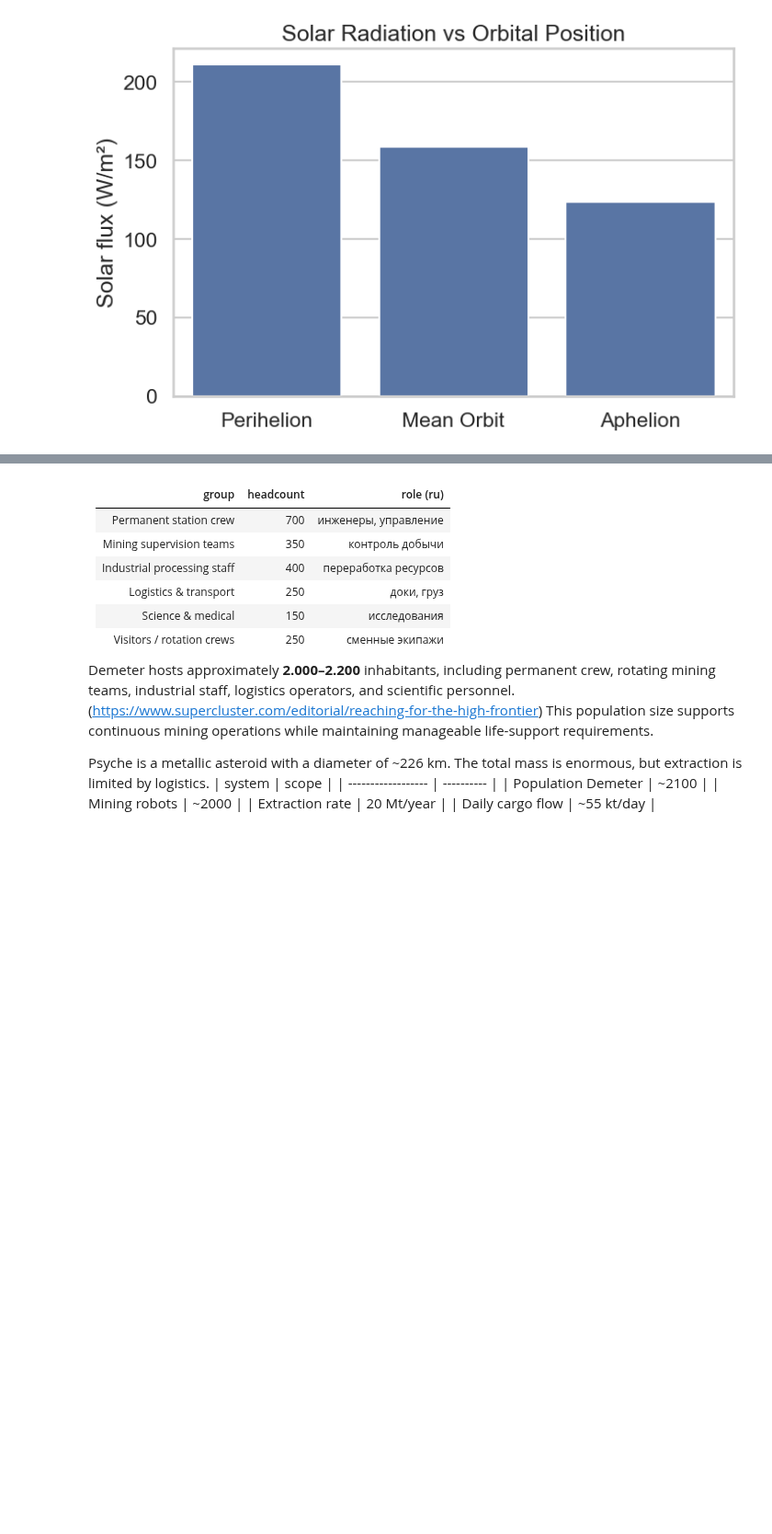
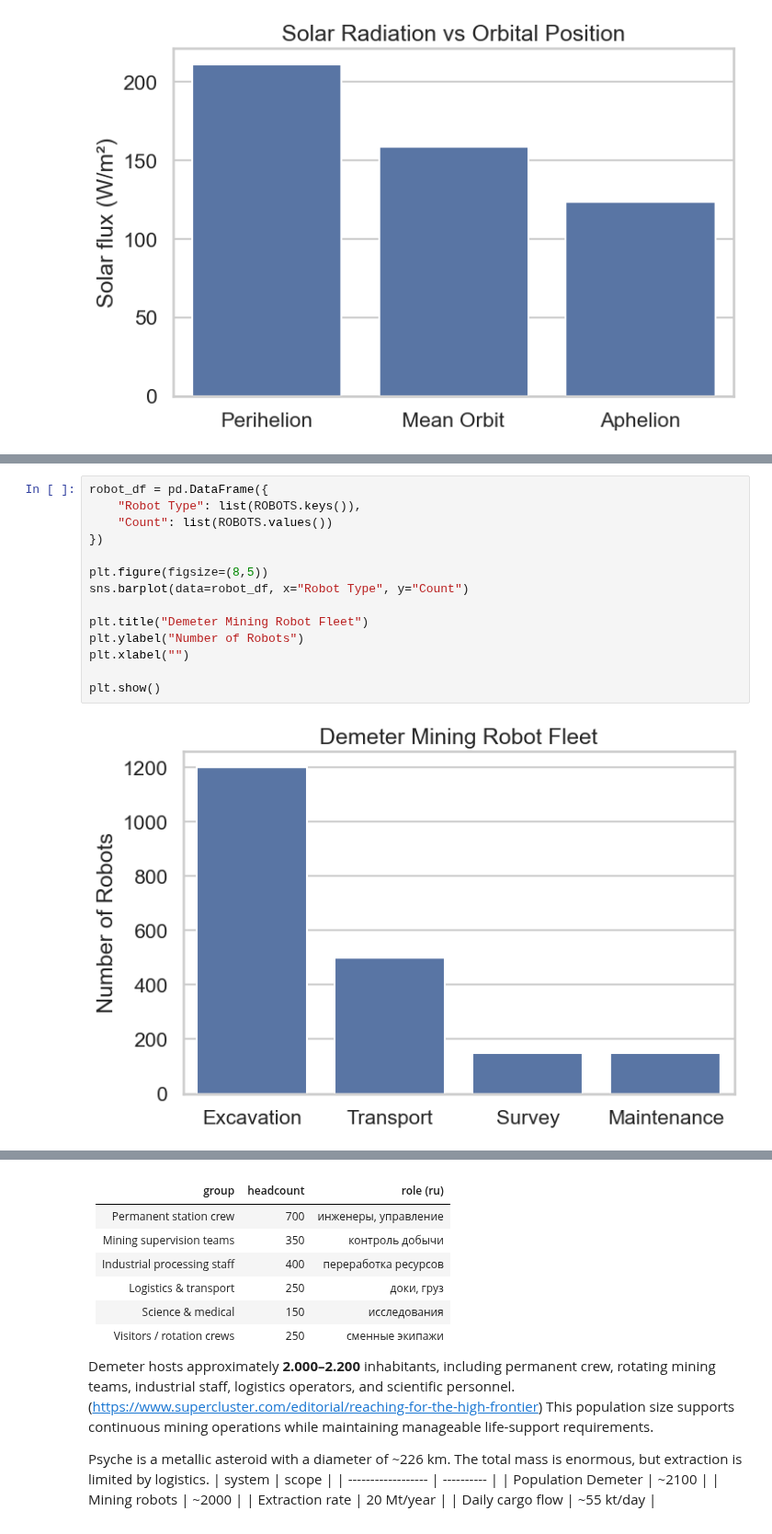
Before and after one commit to DomiStjls/FI-YD, a Jupyter notebook: notebooks/visual.ipynb, the cells around one changed output, grey strips where cells are left out. Shown at 92% size. Saved outputs shown, nothing was run; the diff lists cells and outputs as text; blank space fills up the shorter version.

```diff
--- a/notebooks/visual.ipynb
+++ b/notebooks/visual.ipynb
@@ -45 +97,17 @@ plt.show()
+# %%
+robot_df = pd.DataFrame({
+    "Robot Type": list(ROBOTS.keys()),
+    "Count": list(ROBOTS.values())
+})
+
+plt.figure(figsize=(8,5))
+sns.barplot(data=robot_df, x="Robot Type", y="Count")
+
+plt.title("Demeter Mining Robot Fleet")
+plt.ylabel("Number of Robots")
+plt.xlabel("")
+
+plt.show()
+# %% [output]
+[figure, added]
 # %%
```
Also changed, not shown: parts of 9 cells of this notebook.
